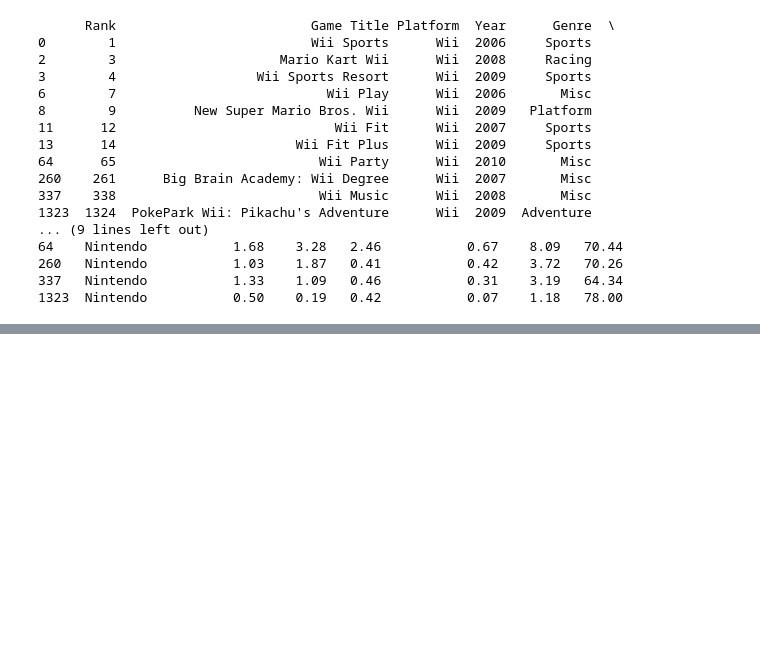
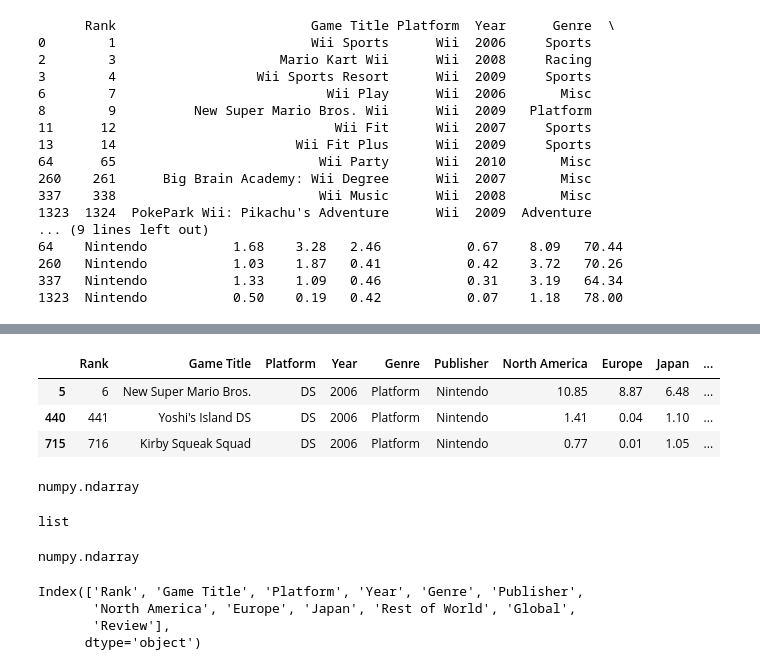
Before and after one commit to sky-forest/Video-Games-Sales, a Jupyter notebook: Video_Games_Sales.ipynb, the cells around one changed output, grey strips where cells are left out. Drawn from its saved outputs; the diff is of its cells as text; code cells hidden in the pictures; blank space fills up the shorter version.

```diff
--- a/Video_Games_Sales.ipynb
+++ b/Video_Games_Sales.ipynb
@@ -189,0 +238,9 @@ df2[df2['Game Title'].str.contains('wii', case= False)]
+# %%
+qwe= df2[(df2['Platform'] == 'DS') & (df2['Year'] == 2006) & (df2['Genre'] == 'Platform')]
+# %%
+qwe
+# %% [output]
+|  | Rank | Game Title | Platform | Year | Genre | Publisher | North America | Europe | Japan | ... |
+| 5 | 6 | New Super Mario Bros. | DS | 2006 | Platform | Nintendo | 10.85 | 8.87 | 6.48 | ... |
+| 440 | 441 | Yoshi's Island DS | DS | 2006 | Platform | Nintendo | 1.41 | 0.04 | 1.10 | ... |
+| 715 | 716 | Kirby Squeak Squad | DS | 2006 | Platform | Nintendo | 0.77 | 0.01 | 1.05 | ... |
@@ -189,0 +249,4 @@ df2[df2['Game Title'].str.contains('wii', case= False)]
+# %%
+type(year)
+# %% [output]
+numpy.ndarray
@@ -189,0 +255,4 @@ df2[df2['Game Title'].str.contains('wii', case= False)]
+# %%
+type(year2)
+# %% [output]
+list
@@ -189,0 +261,11 @@ df2[df2['Game Title'].str.contains('wii', case= False)]
+# %%
+type(platform)
+# %% [output]
+numpy.ndarray
+# %%
+df2.columns
+# %% [output]
+Index(['Rank', 'Game Title', 'Platform', 'Year', 'Genre', 'Publisher',
+       'North America', 'Europe', 'Japan', 'Rest of World', 'Global',
+       'Review'],
+      dtype='object')
```
Also changed, not shown: parts of 10 cells of this notebook, 3 other files.
